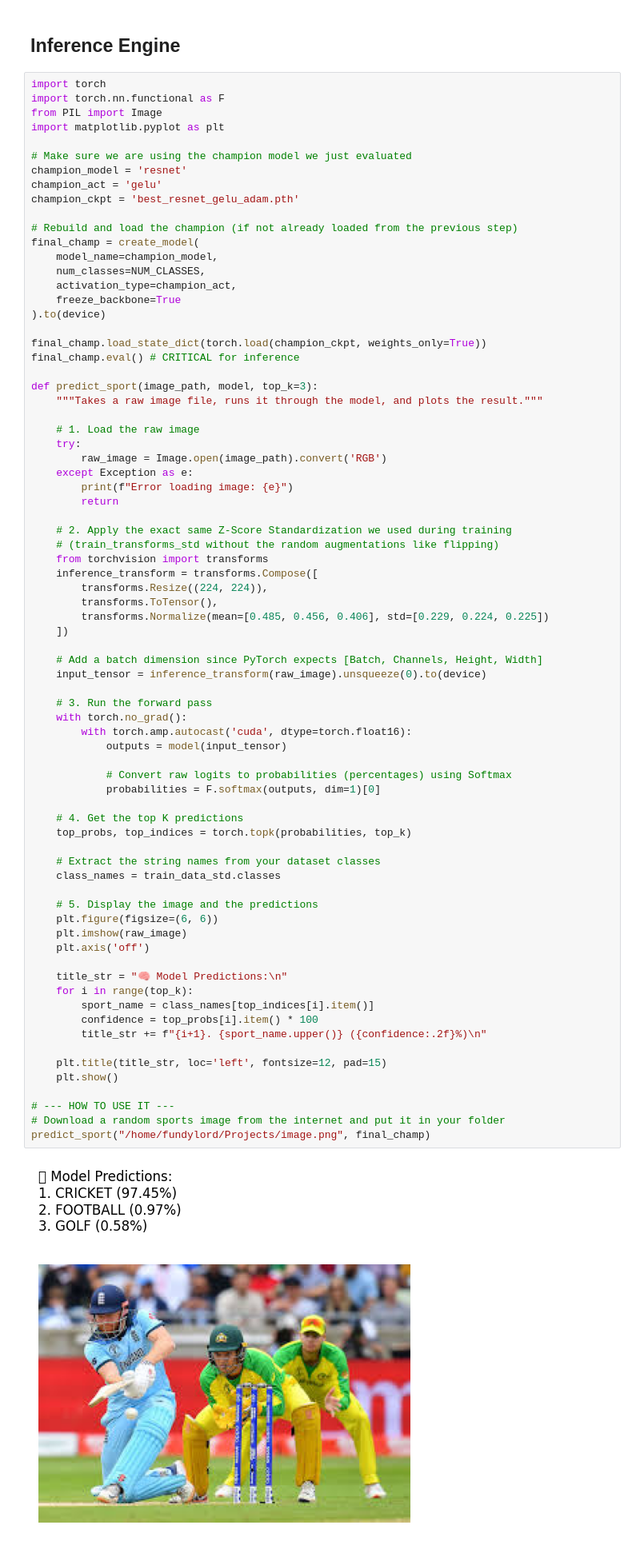
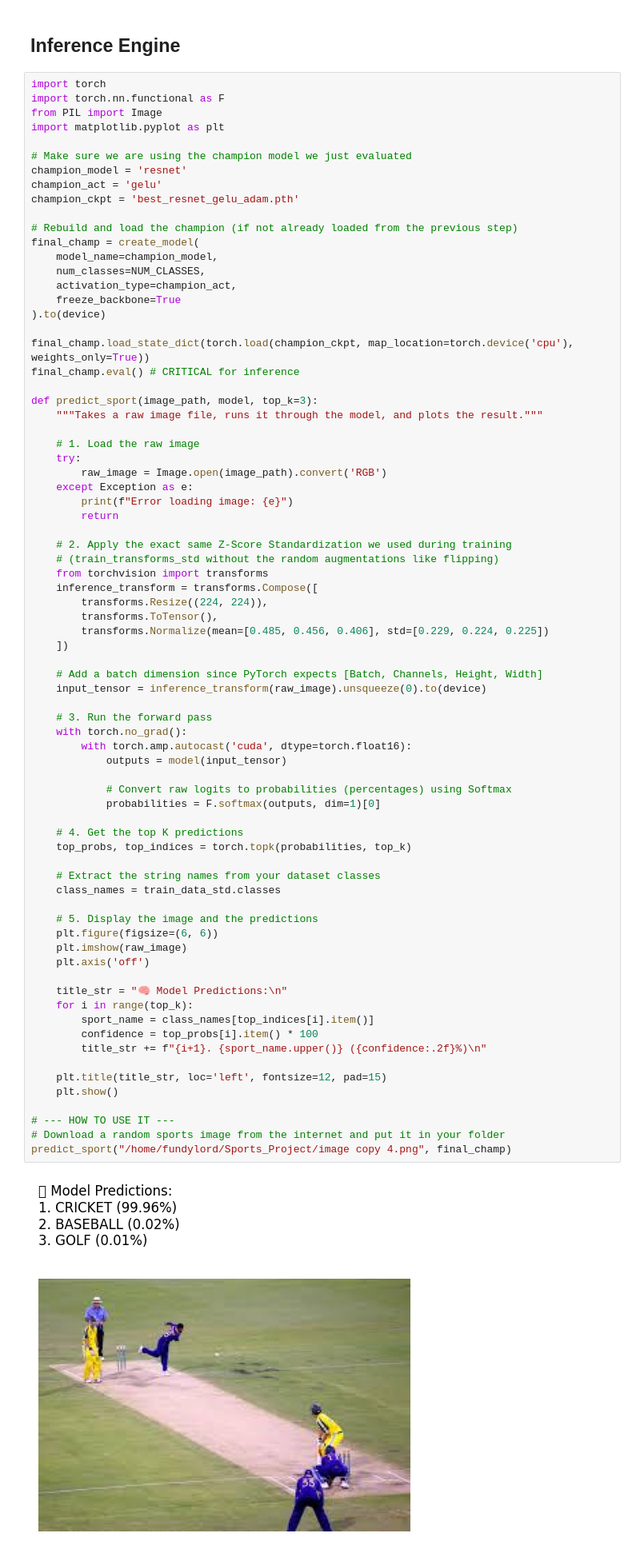
Before and after one commit to FundyLord/Sports-Image-Classification, a Jupyter notebook: classification.ipynb, the cells around one changed output. Shown at 80% size. Drawn from its saved outputs; the diff is of its cells as text.

```diff
--- a/classification.ipynb
+++ b/classification.ipynb
@@ -1390,7 +1229,7 @@ final_champ = create_model(
     freeze_backbone=True
 ).to(device)
 
-final_champ.load_state_dict(torch.load(champion_ckpt, weights_only=True))
+final_champ.load_state_dict(torch.load(champion_ckpt, map_location=torch.device('cpu'), weights_only=True))
 final_champ.eval() # CRITICAL for inference
 
 def predict_sport(image_path, model, top_k=3):
@@ -1419,32 +1258,32 @@ def predict_sport(image_path, model, top_k=3):
     with torch.no_grad():
         with torch.amp.autocast('cuda', dtype=torch.float16):
             outputs = model(input_tensor)
 
             # Convert raw logits to probabilities (percentages) using Softmax
             probabilities = F.softmax(outputs, dim=1)[0]
 
     # 4. Get the top K predictions
     top_probs, top_indices = torch.topk(probabilities, top_k)
 
     # Extract the string names from your dataset classes
     class_names = train_data_std.classes
 
     # 5. Display the image and the predictions
     plt.figure(figsize=(6, 6))
     plt.imshow(raw_image)
     plt.axis('off')
 
     title_str = "🧠 Model Predictions:\n"
     for i in range(top_k):
         sport_name = class_names[top_indices[i].item()]
         confidence = top_probs[i].item() * 100
         title_str += f"{i+1}. {sport_name.upper()} ({confidence:.2f}%)\n"
 
     plt.title(title_str, loc='left', fontsize=12, pad=15)
     plt.show()
 
 # --- HOW TO USE IT ---
 # Download a random sports image from the internet and put it in your folder
-predict_sport("/home/fundylord/Projects/image.png", final_champ)
+predict_sport("/home/fundylord/Sports_Project/image copy 4.png", final_champ)
 # %% [output]
-[figure, old version]
+[figure, new version]
```
Also changed, not shown: parts of 12 cells of this notebook, 17 other files.
